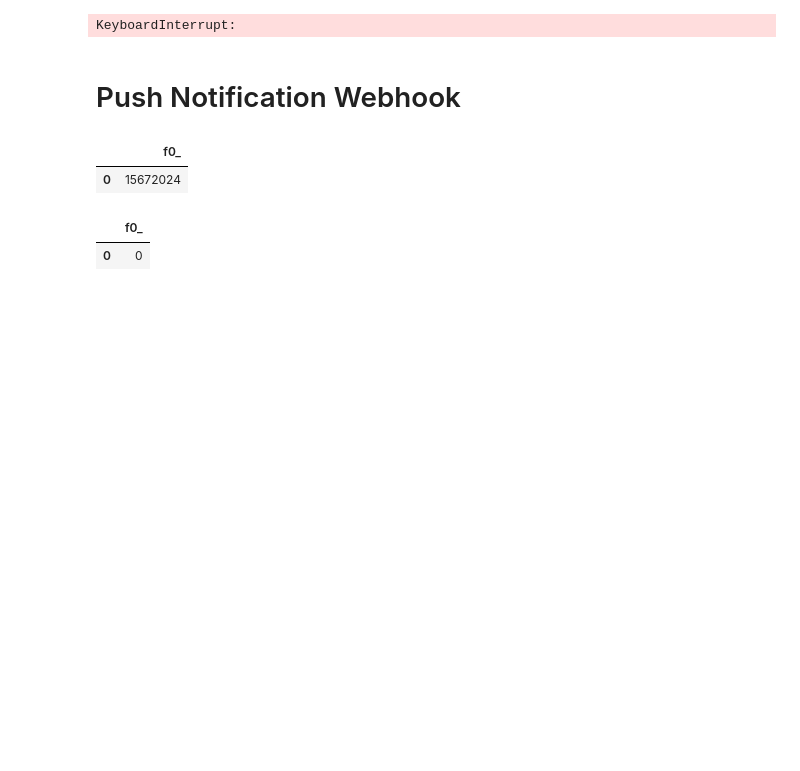
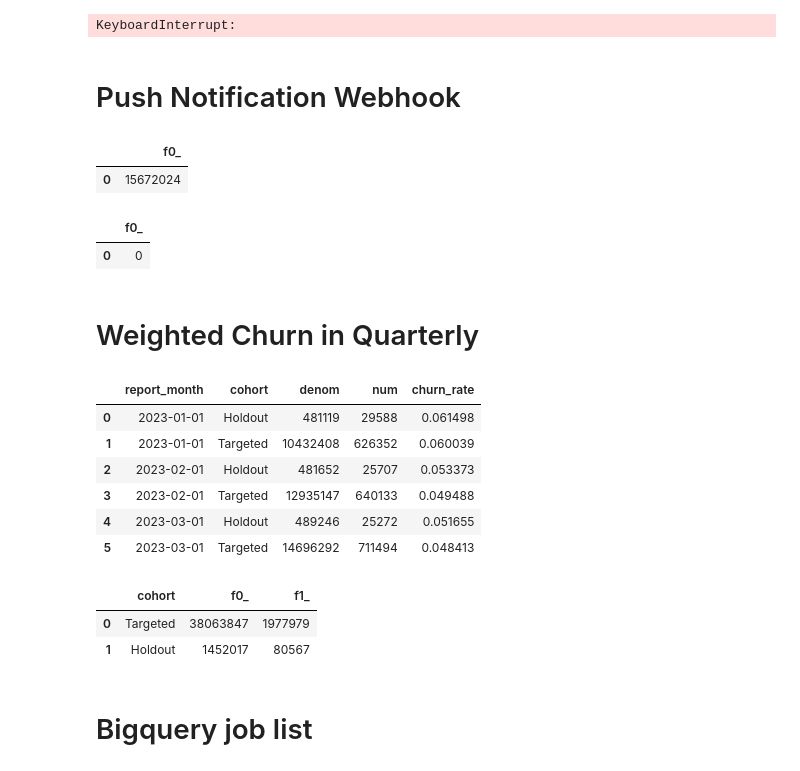
Before and after one commit to sandersli-nbc/CRM-Dashboard, a Jupyter notebook: test.ipynb, the cells around one changed output. Drawn from its saved outputs; the diff is of its cells as text; code cells hidden in the pictures; blank space fills up the shorter version.

```diff
--- a/test.ipynb
+++ b/test.ipynb
@@ -1589,3 +1592,34 @@ AND eventname = 'Webhook Sends'
 # %% [output]
 |  | f0_ |
 | 0 | 0 |
+# %% [markdown]
+# Weighted Churn in Quarterly
+# %%
+%%bigquery df --project nbcu-ds-sandbox-a-001
+
+SELECT report_month, cohort, SUM(EOM_Paid_Churn_Denom) as denom, SUM(EOM_Paid_Churn_Num) as num, SUM(EOM_Paid_Churn_Num)/SUM(EOM_Paid_Churn_Denom) as churn_rate
+FROM `nbcu-ds-sandbox-a-001.SLi_sandbox.Email_Channel_Base_Monthly`
+WHERE Report_Month IN ('2023-01-01', '2023-02-01', '2023-03-01')
+group by 1,2
+order by 1,2
+# %% [output]
+|  | report_month | cohort | denom | num | churn_rate |
+| 0 | 2023-01-01 | Holdout | 481119 | 29588 | 0.061498 |
+| 1 | 2023-01-01 | Targeted | 10432408 | 626352 | 0.060039 |
+| 2 | 2023-02-01 | Holdout | 481652 | 25707 | 0.053373 |
+| 3 | 2023-02-01 | Targeted | 12935147 | 640133 | 0.049488 |
+| 4 | 2023-03-01 | Holdout | 489246 | 25272 | 0.051655 |
+| 5 | 2023-03-01 | Targeted | 14696292 | 711494 | 0.048413 |
+# %%
+%%bigquery --project nbcu-ds-sandbox-a-001
+
+SELECT cohort, SUM(EOM_Paid_Churn_Denom) as denom, SUM(EOM_Paid_Churn_Num) as num
+FROM `nbcu-ds-sandbox-a-001.SLi_sandbox.Email_Channel_Base_Quarterly`
+WHERE Report_Month = '2023-01-01'
+group by 1
+# %% [output]
+|  | cohort | f0_ | f1_ |
+| 0 | Targeted | 38063847 | 1977979 |
+| 1 | Holdout | 1452017 | 80567 |
+# %% [markdown]
+# Bigquery job list
```
Also changed, not shown: parts of 6 cells of this notebook, 26 other files.
